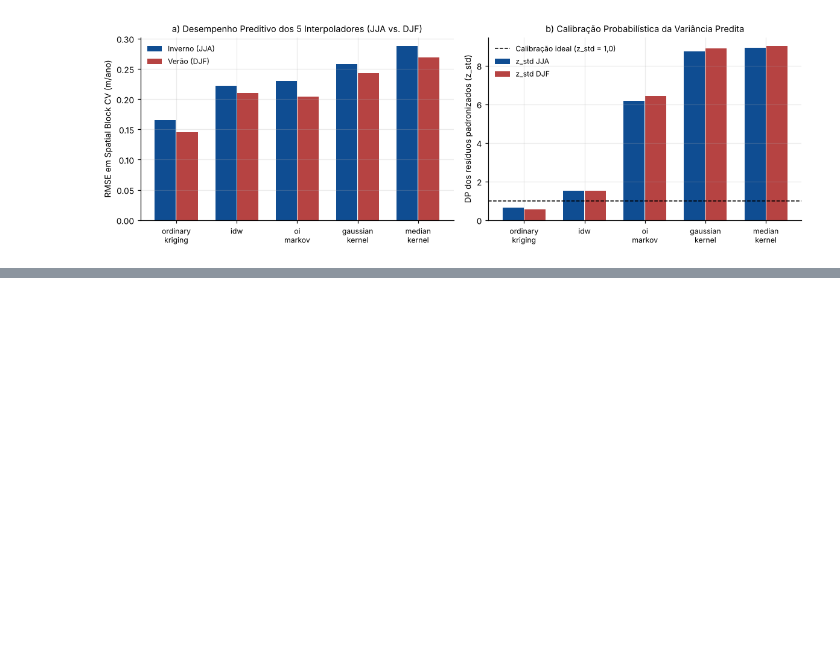
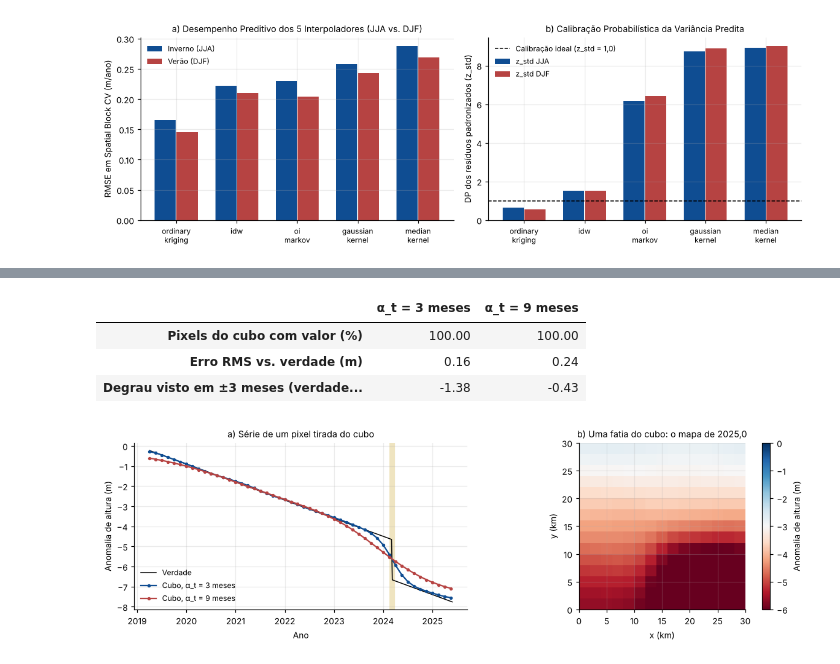
Before and after one commit to williamjot/thwaites-icesat2-ase, a Jupyter notebook: notebooks/03 GELO APOIADO E DHDT.ipynb, the cells around one changed output, grey strips where cells are left out. Cells and saved outputs as stored; diff of their text form; code cells hidden in the pictures; blank space fills up the shorter version.

```diff
--- a/notebooks/03 GELO APOIADO E DHDT.ipynb
+++ b/notebooks/03 GELO APOIADO E DHDT.ipynb
@@ -373,0 +366,51 @@ jja_cv.merge(djf_cv, on="method", suffixes=("_JJA", "_DJF")).set_index("method")
+# %%
+from thwaites.interp.spacetime import build_spacetime_cube
+
+rng = np.random.default_rng(42)
+n = 12_000
+px, py = rng.uniform(0, 30e3, n), rng.uniform(0, 30e3, n)
+pt = rng.uniform(2019.0, 2025.5, n)
+def verdade(x, y, t):
+    taxa = -0.4 - 0.6 * (1 - y / 30e3)                         # afina mais ao sul
+    degrau = np.where((x > 15e3) & (y < 12e3) & (t >= 2024.17), -2.0, 0.0)
+    return taxa * (t - 2019.0) + degrau
+pv = verdade(px, py, pt) + rng.normal(0, 0.3, n)
+
+xg = yg = np.arange(1e3, 30e3, 2e3)
+tg = np.arange(2019.25, 2025.5, 0.125)
+cubos = {a_t: build_spacetime_cube(px, py, pt, pv, xg, yg, tg, alpha_d_m=3e3, alpha_t_yr=a_t)
+         for a_t in (0.25, 0.75)}
+
+ix, iy = np.argmin(abs(xg - 23e3)), np.argmin(abs(yg - 5e3))       # pixel dentro da área do degrau
+fig, ax = plt.subplots(1, 2, figsize=(10.8, 3.4))
+tt = np.linspace(2019.25, 2025.4, 400)
+ax[0].plot(tt, verdade(23e3, 5e3, tt), "k-", lw=1, label="Verdade")
+for a_t, cor in [(0.25, "#0F4D92"), (0.75, "#B64342")]:
+    ax[0].plot(tg, cubos[a_t]["pred"][:, iy, ix], "o-", ms=2.5, color=cor, label=f"Cubo, α_t = {a_t*12:.0f} meses")
+ax[0].axvline(2024.17, color="#E9D9A6", lw=6, alpha=0.7, zorder=0)
+ax[0].set_xlabel("Ano"); ax[0].set_ylabel("Anomalia de altura (m)")
+ax[0].set_title("a) Série de um pixel tirada do cubo"); ax[0].legend(frameon=False, fontsize=8)
+k = np.argmin(abs(tg - 2025.0))
+im = ax[1].imshow(cubos[0.25]["pred"][k], origin="lower", extent=[0, 30, 0, 30], cmap="RdBu", vmin=-6, vmax=0)
+plt.colorbar(im, ax=ax[1], label="Anomalia de altura (m)")
+ax[1].set_title("b) Uma fatia do cubo: o mapa de 2025,0"); ax[1].set_xlabel("x (km)"); ax[1].set_ylabel("y (km)")
+plt.tight_layout()
+
+def degrau_visto(serie, janela=0.25):
+    """Degrau medido no cubo: resíduo 3 meses depois menos 3 meses antes de 2024,17 (verdade: −2 m)."""
+    taxa_pix = -0.4 - 0.6 * (1 - yg[iy] / 30e3)
+    res = serie - taxa_pix * (tg - 2019.0)
+    return np.interp(2024.17 + janela, tg, res) - np.interp(2024.17 - janela, tg, res)
+Xg, Yg = np.meshgrid(xg, yg)
+cubo_verdade = verdade(Xg[None], Yg[None], tg[:, None, None])
+pd.DataFrame({f"α_t = {a_t*12:.0f} meses": {
+    "Pixels do cubo com valor (%)": 100 * np.isfinite(c["pred"]).mean(),
+    "Erro RMS vs. verdade (m)": float(np.sqrt(np.nanmean((c["pred"] - cubo_verdade) ** 2))),
+    "Degrau visto em ±3 meses (verdade: −2 m)": degrau_visto(c["pred"][:, iy, ix]),
+} for a_t, c in cubos.items()}).round(2)
+# %% [output]
+|  | α_t = 3 meses | α_t = 9 meses |
+| Pixels do cubo com valor (%) | 100.00 | 100.00 |
+| Erro RMS vs. verdade (m) | 0.16 | 0.24 |
+| Degrau visto em ±3 meses (verdade... | -1.38 | -0.43 |
+[figure, added]
```
Also changed, not shown: parts of 4 cells of this notebook, 4 other files.
